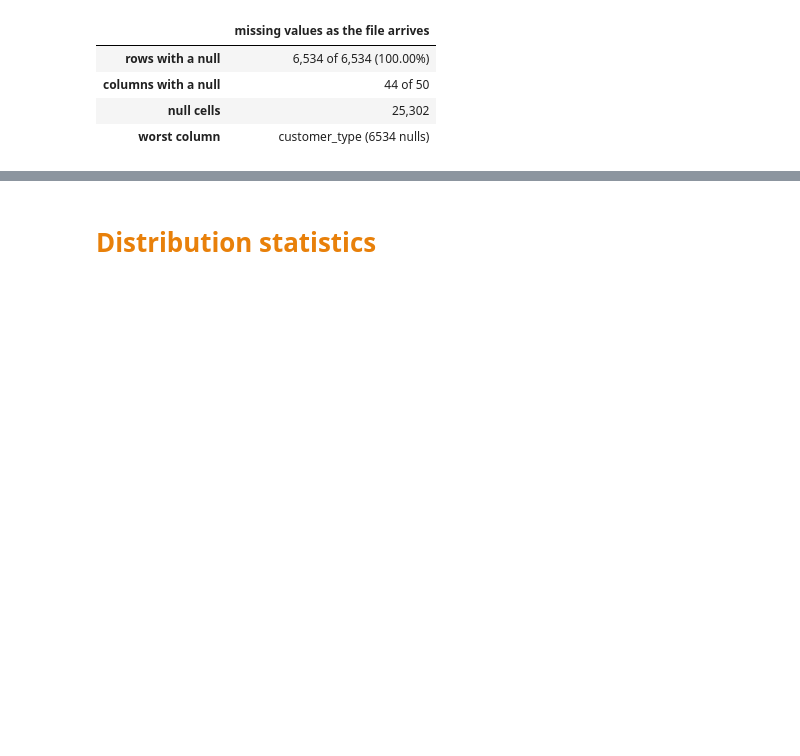
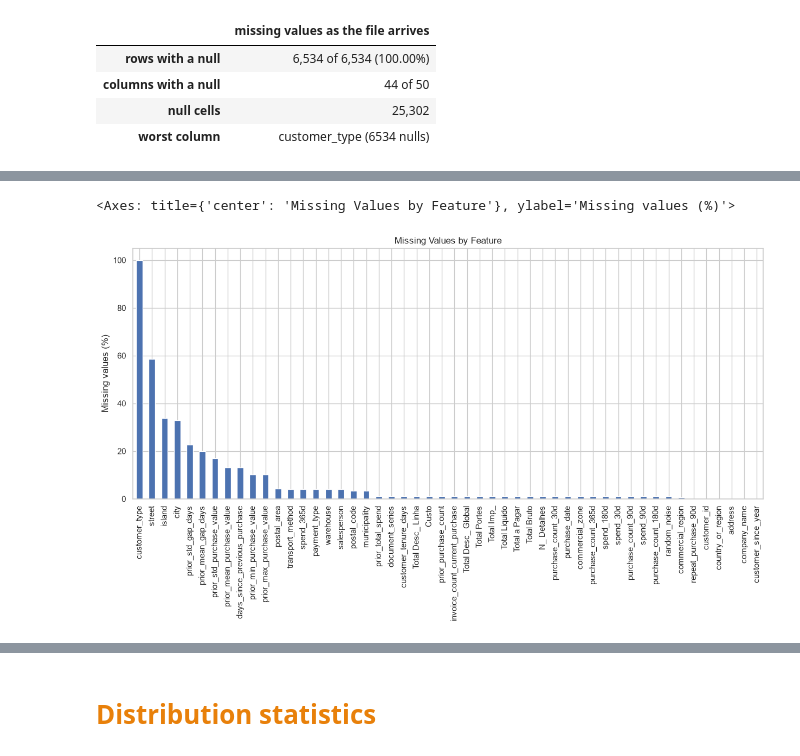
Before and after one commit to MiguelSantos00/Predicting-Repeat-Purchases-ML, a Jupyter notebook: notebooks/Homework_Group06_Exploration.ipynb, the cells around one changed output, grey strips where cells are left out. Saved outputs shown, nothing was run; the diff lists cells and outputs as text; code cells hidden in the pictures; blank space fills up the shorter version.

```diff
--- a/notebooks/Homework_Group06_Exploration.ipynb
+++ b/notebooks/Homework_Group06_Exploration.ipynb
@@ -218,0 +299,14 @@ pd.Series({
+# %%
+na_percentage = raw.isna().mean() * 100
+
+na_percentage = na_percentage.sort_values(ascending=False)
+
+na_percentage.plot(
+    kind="bar",
+    figsize=(15, 6),
+    ylabel="Missing values (%)",
+    title="Missing Values by Feature"
+)
+# %% [output]
+<Axes: title={'center': 'Missing Values by Feature'}, ylabel='Missing values (%)'>
+[figure, added]
```
Also changed, not shown: parts of 68 cells of this notebook.
